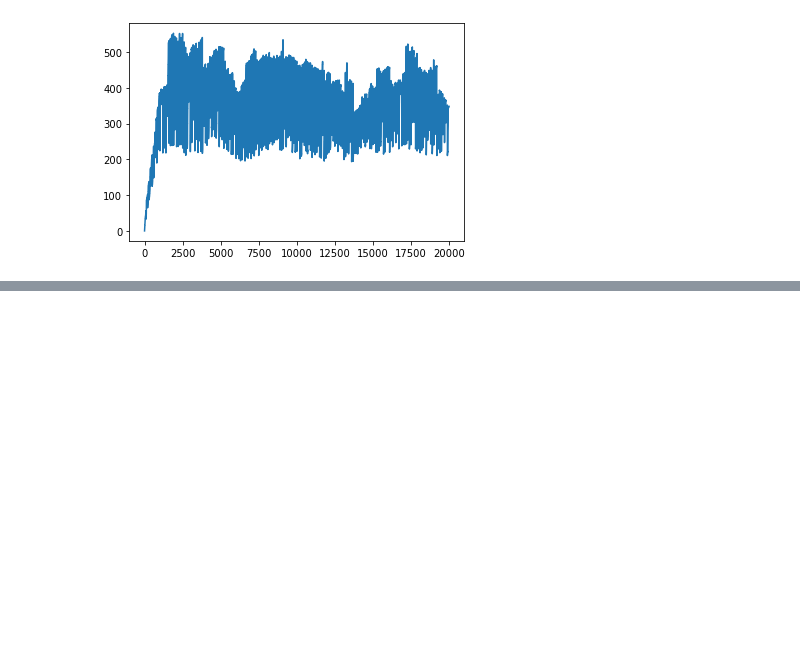
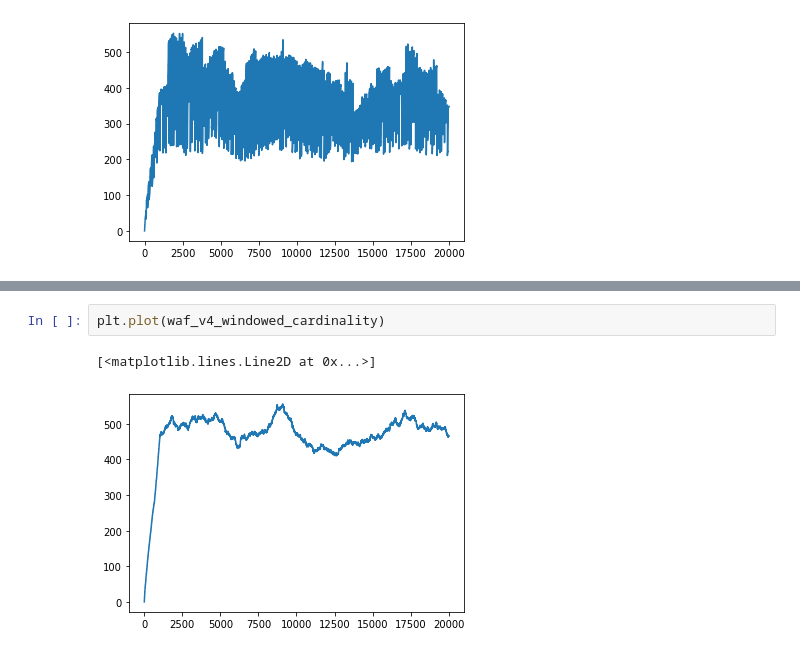
Before and after one commit to jlumbroso/affirmative-sampling-sandbox, a Jupyter notebook: WindowedSandbox3.ipynb, the cells around one changed output, grey strips where cells are left out. Drawn from its saved outputs; the diff is of its cells as text; blank space fills up the shorter version.

```diff
--- a/WindowedSandbox3.ipynb
+++ b/WindowedSandbox3.ipynb
@@ -155,0 +175,5 @@ plt.plot(waf_v3b_windowed_cardinality_est)
+# %%
+plt.plot(waf_v4_windowed_cardinality)
+# %% [output]
+[<matplotlib.lines.Line2D at 0x...>]
+[figure, added]
```
Also changed, not shown: parts of 8 cells of this notebook, 1 other file.
